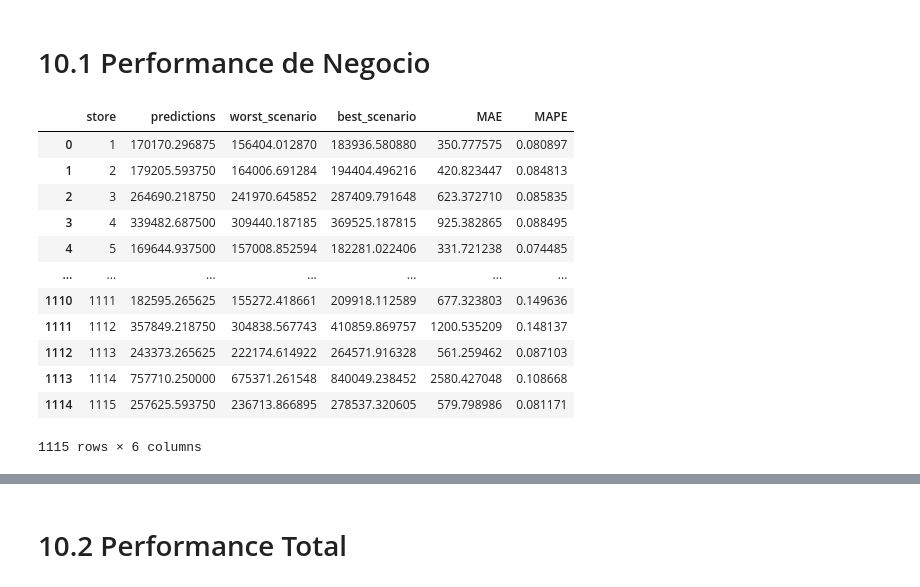
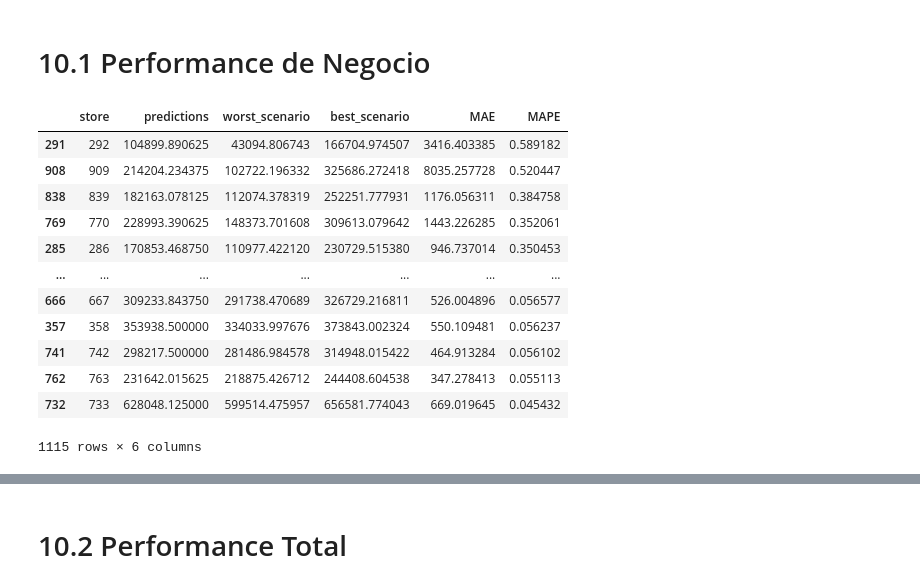
Before and after one commit to giovaneMiranda/rossmann_predicao_vendas, a Jupyter notebook: notebook/1.0-exploracao-dados-inicial.ipynb, the cells around one changed output, grey strips where cells are left out. Saved outputs shown, nothing was run; the diff lists cells and outputs as text; code cells hidden in the pictures.

Commit message:
Performance total

```diff
--- a/notebook/1.0-exploracao-dados-inicial.ipynb
+++ b/notebook/1.0-exploracao-dados-inicial.ipynb
@@ -1416,18 +1416,18 @@ store_performance['best_scenario'] = store_performance['predictions'] + (store_p
 #ordenando colunas
 store_performance = store_performance[['store', 'predictions', 'worst_scenario', 'best_scenario', 'MAE', 'MAPE']]
 # %%
-store_performance
+store_performance.sort_values('MAPE', ascending=False)
 # %% [output]
 |  | store | predictions | worst_scenario | best_scenario | MAE | MAPE |
-| 0 | 1 | 170170.296875 | 156404.012870 | 183936.580880 | 350.777575 | 0.080897 |
-| 1 | 2 | 179205.593750 | 164006.691284 | 194404.496216 | 420.823447 | 0.084813 |
-| 2 | 3 | 264690.218750 | 241970.645852 | 287409.791648 | 623.372710 | 0.085835 |
-| 3 | 4 | 339482.687500 | 309440.187185 | 369525.187815 | 925.382865 | 0.088495 |
-| 4 | 5 | 169644.937500 | 157008.852594 | 182281.022406 | 331.721238 | 0.074485 |
+| 291 | 292 | 104899.890625 | 43094.806743 | 166704.974507 | 3416.403385 | 0.589182 |
+| 908 | 909 | 214204.234375 | 102722.196332 | 325686.272418 | 8035.257728 | 0.520447 |
+| 838 | 839 | 182163.078125 | 112074.378319 | 252251.777931 | 1176.056311 | 0.384758 |
+| 769 | 770 | 228993.390625 | 148373.701608 | 309613.079642 | 1443.226285 | 0.352061 |
+| 285 | 286 | 170853.468750 | 110977.422120 | 230729.515380 | 946.737014 | 0.350453 |
 | ... | ... | ... | ... | ... | ... | ... |
-| 1110 | 1111 | 182595.265625 | 155272.418661 | 209918.112589 | 677.323803 | 0.149636 |
-| 1111 | 1112 | 357849.218750 | 304838.567743 | 410859.869757 | 1200.535209 | 0.148137 |
-| 1112 | 1113 | 243373.265625 | 222174.614922 | 264571.916328 | 561.259462 | 0.087103 |
-| 1113 | 1114 | 757710.250000 | 675371.261548 | 840049.238452 | 2580.427048 | 0.108668 |
-| 1114 | 1115 | 257625.593750 | 236713.866895 | 278537.320605 | 579.798986 | 0.081171 |
+| 666 | 667 | 309233.843750 | 291738.470689 | 326729.216811 | 526.004896 | 0.056577 |
+| 357 | 358 | 353938.500000 | 334033.997676 | 373843.002324 | 550.109481 | 0.056237 |
+| 741 | 742 | 298217.500000 | 281486.984578 | 314948.015422 | 464.913284 | 0.056102 |
+| 762 | 763 | 231642.015625 | 218875.426712 | 244408.604538 | 347.278413 | 0.055113 |
+| 732 | 733 | 628048.125000 | 599514.475957 | 656581.774043 | 669.019645 | 0.045432 |
 1115 rows × 6 columns
```
Also changed, not shown: parts of 5 cells of this notebook.
